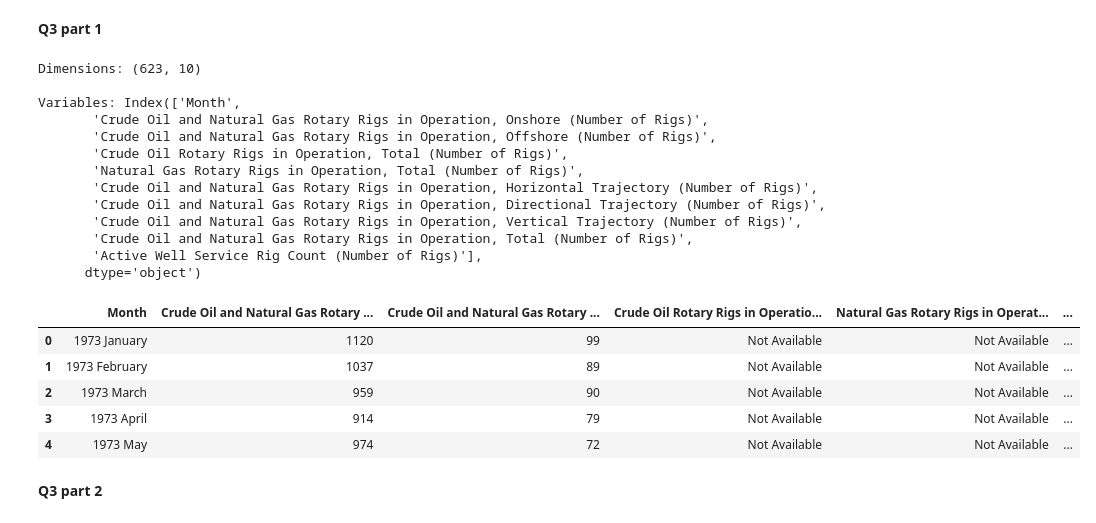
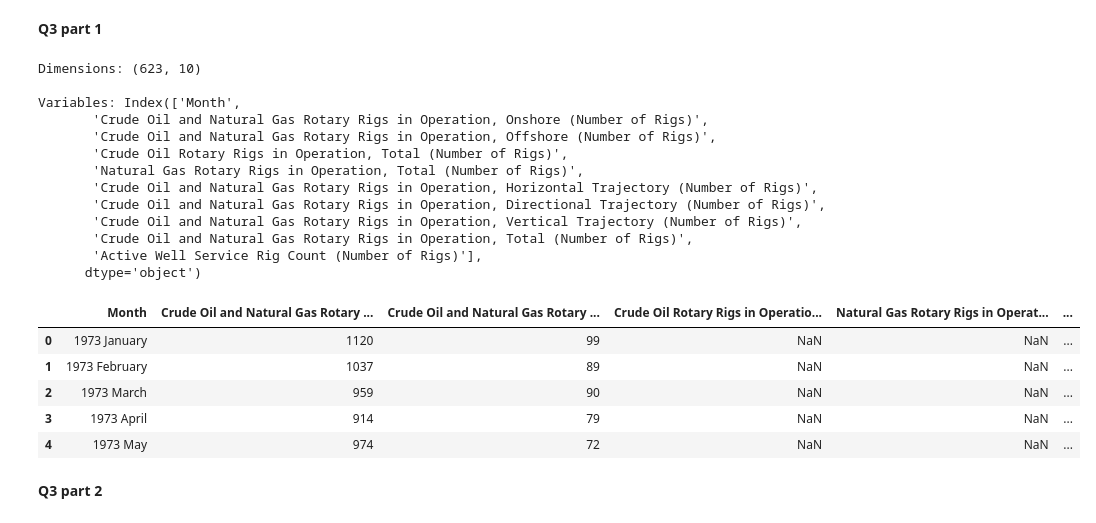
Before and after one commit to ap-vp/eda_assignment, a Jupyter notebook: assignment.ipynb, the cells around one changed output. Saved outputs shown, nothing was run; the diff lists cells and outputs as text; code cells hidden in the pictures.

```diff
--- a/assignment.ipynb
+++ b/assignment.ipynb
@@ -219,38 +221,39 @@ display(price_description_by_room_property)
 # %%
 import numpy as np
 import pandas as pd
 import matplotlib.pyplot as plt
 import seaborn as sns
 
 drill = pd.read_csv("./drilling_rigs.csv")
 print('Dimensions:', drill.shape, '\n')
 #623 observations & 10 variables
 
 print('Variables:', drill.columns)
+drill.replace({"Not Available"}, np.nan, inplace=True)
+
 drill.head()
-
 # Some variables will have to be coerced because there are numbers and string "Not available" values together.
-# Have to replace the "Not Available" values with NaN through coercion
+# Have to replace the "Not Available" values with NaN
 # %% [output]
 Dimensions: (623, 10)
 
 Variables: Index(['Month',
        'Crude Oil and Natural Gas Rotary Rigs in Operation, Onshore (Number of Rigs)',
        'Crude Oil and Natural Gas Rotary Rigs in Operation, Offshore (Number of Rigs)',
        'Crude Oil Rotary Rigs in Operation, Total (Number of Rigs)',
        'Natural Gas Rotary Rigs in Operation, Total (Number of Rigs)',
        'Crude Oil and Natural Gas Rotary Rigs in Operation, Horizontal Trajectory (Number of Rigs)',
        'Crude Oil and Natural Gas Rotary Rigs in Operation, Directional Trajectory (Number of Rigs)',
        'Crude Oil and Natural Gas Rotary Rigs in Operation, Vertical Trajectory (Number of Rigs)',
        'Crude Oil and Natural Gas Rotary Rigs in Operation, Total (Number of Rigs)',
        'Active Well Service Rig Count (Number of Rigs)'],
       dtype='object')
 |  | Month | Crude Oil and Natural Gas Rotary ... | Crude Oil and Natural Gas Rotary ... | Crude Oil Rotary Rigs in Operatio... | Natural Gas Rotary Rigs in Operat... | ... |
-| 0 | 1973 January | 1120 | 99 | Not Available | Not Available | ... |
-| 1 | 1973 February | 1037 | 89 | Not Available | Not Available | ... |
-| 2 | 1973 March | 959 | 90 | Not Available | Not Available | ... |
-| 3 | 1973 April | 914 | 79 | Not Available | Not Available | ... |
-| 4 | 1973 May | 974 | 72 | Not Available | Not Available | ... |
+| 0 | 1973 January | 1120 | 99 | NaN | NaN | ... |
+| 1 | 1973 February | 1037 | 89 | NaN | NaN | ... |
+| 2 | 1973 March | 959 | 90 | NaN | NaN | ... |
+| 3 | 1973 April | 914 | 79 | NaN | NaN | ... |
+| 4 | 1973 May | 974 | 72 | NaN | NaN | ... |
 # %% [markdown]
 **Q3 part 2**
 # %%
```
Also changed, not shown: parts of 1 cell of this notebook.
